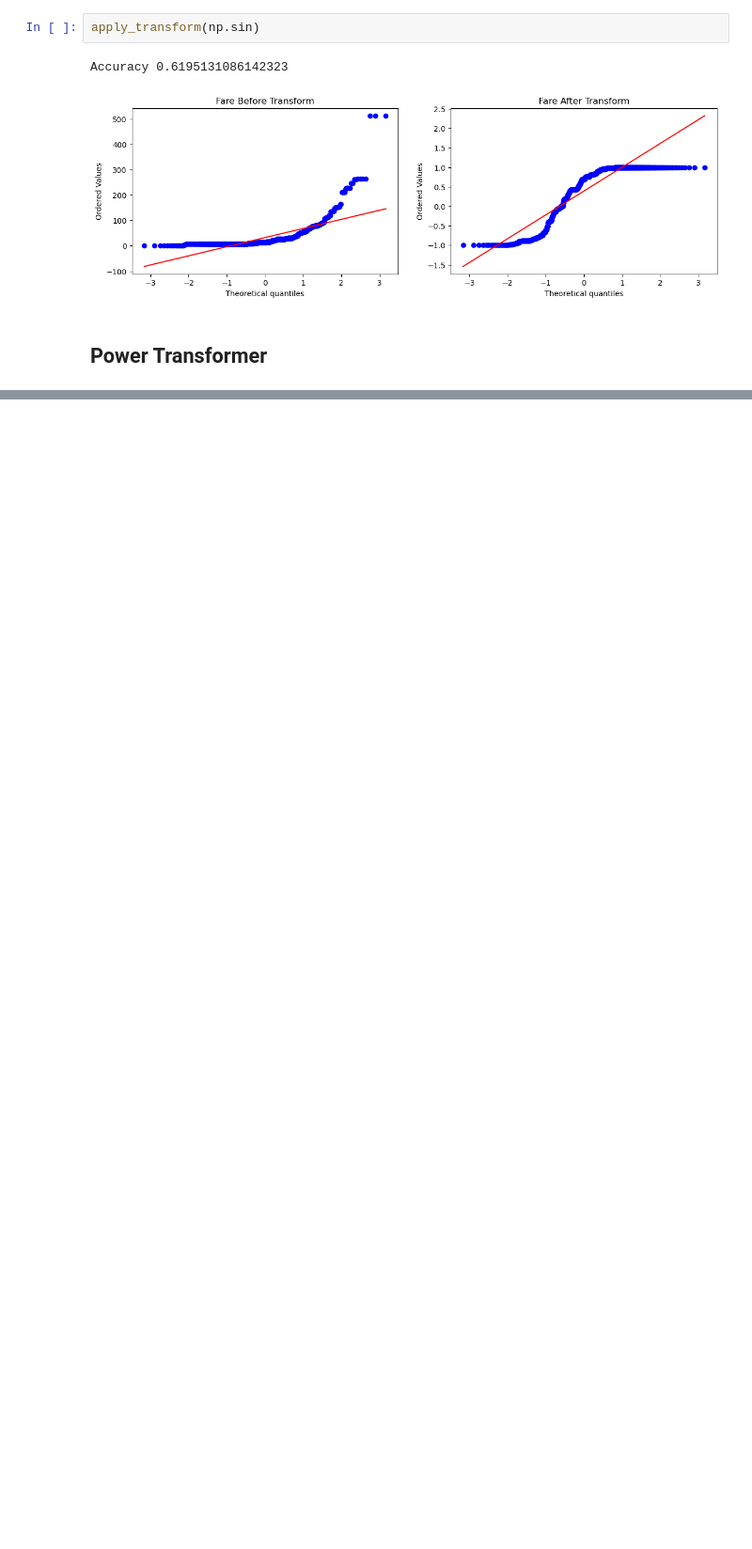
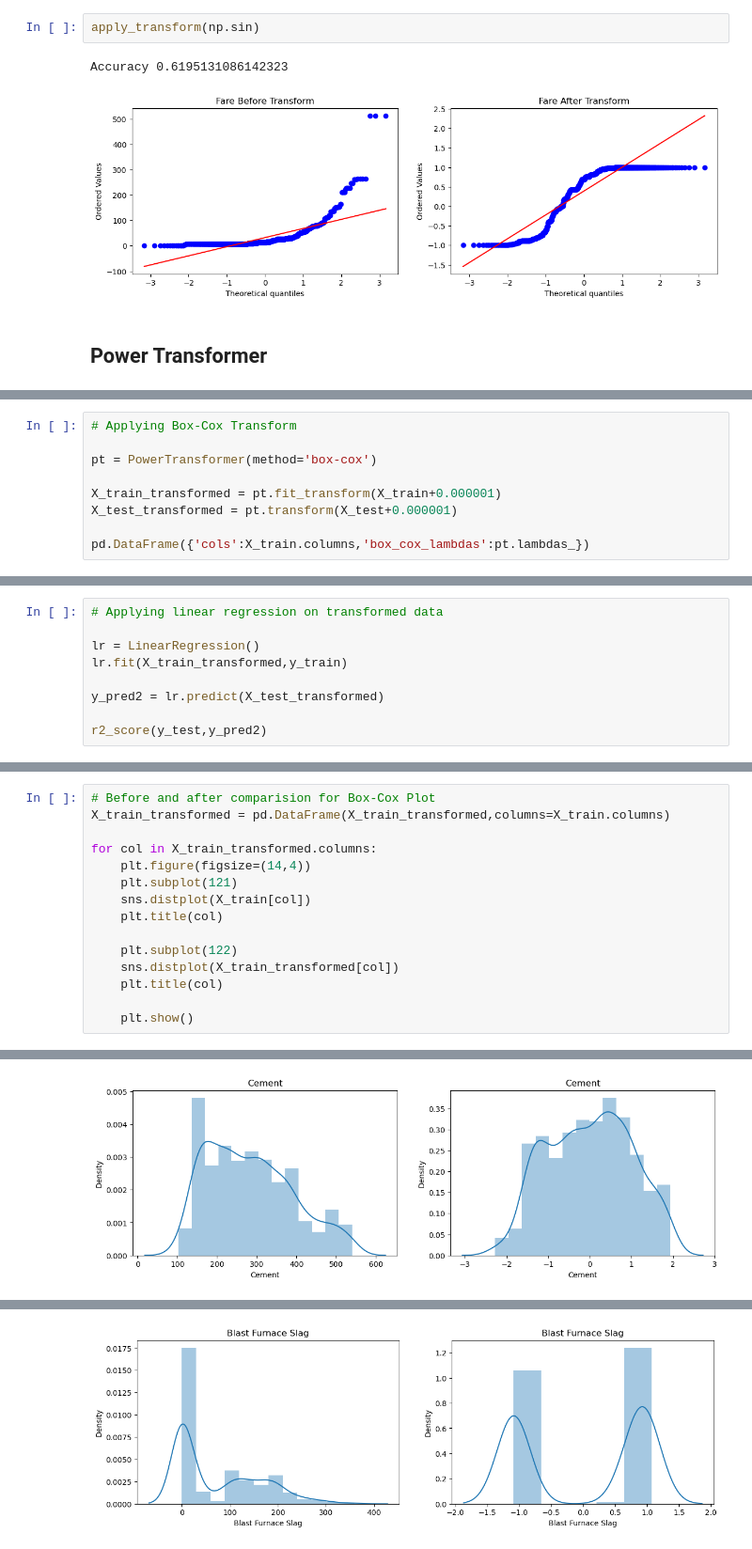
Before and after one commit to AdarshaRimal/Machine-Learning-Models, a Jupyter notebook: Feature_Engineering/Mathematical_Transformers.ipynb, the cells around one changed output, grey strips where cells are left out. Shown at 94% size. Cells and saved outputs as stored; diff of their text form; blank space fills up the shorter version.

```diff
--- a/Feature_Engineering/Mathematical_Transformers.ipynb
+++ b/Feature_Engineering/Mathematical_Transformers.ipynb
@@ -333,0 +504,9 @@ Accuracy 0.6195131086142323
+# %%
+# Applying Box-Cox Transform
+
+pt = PowerTransformer(method='box-cox')
+
+X_train_transformed = pt.fit_transform(X_train+0.000001)
+X_test_transformed = pt.transform(X_test+0.000001)
+
+pd.DataFrame({'cols':X_train.columns,'box_cox_lambdas':pt.lambdas_})
@@ -333,0 +523,9 @@ Accuracy 0.6195131086142323
+# %%
+# Applying linear regression on transformed data
+
+lr = LinearRegression()
+lr.fit(X_train_transformed,y_train)
+
+y_pred2 = lr.predict(X_test_transformed)
+
+r2_score(y_test,y_pred2)
@@ -333,0 +544,16 @@ Accuracy 0.6195131086142323
+# %%
+# Before and after comparision for Box-Cox Plot
+X_train_transformed = pd.DataFrame(X_train_transformed,columns=X_train.columns)
+
+for col in X_train_transformed.columns:
+    plt.figure(figsize=(14,4))
+    plt.subplot(121)
+    sns.distplot(X_train[col])
+    plt.title(col)
+
+    plt.subplot(122)
+    sns.distplot(X_train_transformed[col])
+    plt.title(col)
+
+    plt.show()
+# %% [output]
@@ -333,0 +579 @@ Accuracy 0.6195131086142323
+[figure, added]
@@ -333,0 +599 @@ Accuracy 0.6195131086142323
+[figure, added]
```
Also changed, not shown: parts of 30 cells of this notebook, 3 other files.
